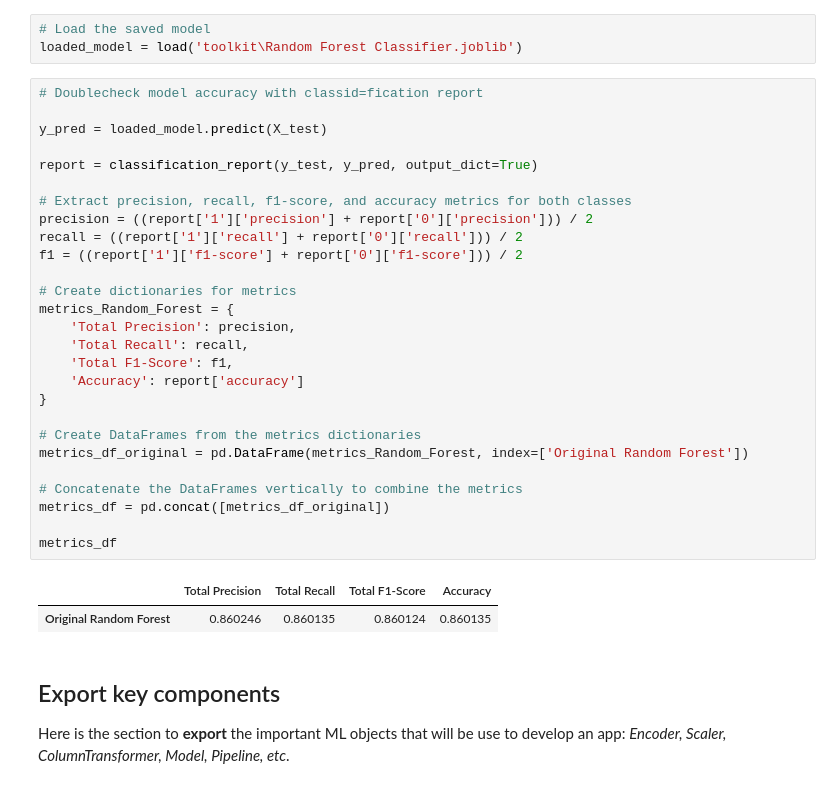
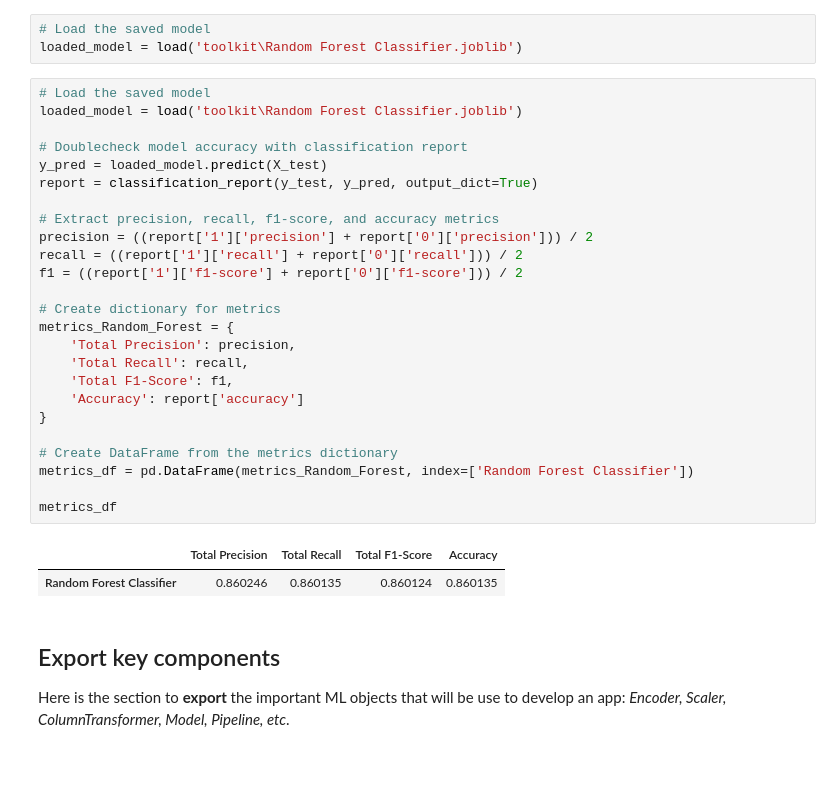
Before and after one commit to Azie88/Gradio-ML-classification-model-app-deployment, a Jupyter notebook: Project_notebook.ipynb, the cells around one changed output. Drawn from its saved outputs; the diff is of its cells as text.

```diff
--- a/Project_notebook.ipynb
+++ b/Project_notebook.ipynb
@@ -303,35 +303,33 @@ Name: count, dtype: int64
 # Load the saved model
 loaded_model = load('toolkit\Random Forest Classifier.joblib')
 # %%
-# Doublecheck model accuracy with classid=fication report
+# Load the saved model
+loaded_model = load('toolkit\Random Forest Classifier.joblib')
 
+# Doublecheck model accuracy with classification report
 y_pred = loaded_model.predict(X_test)
-
 report = classification_report(y_test, y_pred, output_dict=True)
 
-# Extract precision, recall, f1-score, and accuracy metrics for both classes
+# Extract precision, recall, f1-score, and accuracy metrics
 precision = ((report['1']['precision'] + report['0']['precision'])) / 2
 recall = ((report['1']['recall'] + report['0']['recall'])) / 2
 f1 = ((report['1']['f1-score'] + report['0']['f1-score'])) / 2
 
-# Create dictionaries for metrics
+# Create dictionary for metrics
 metrics_Random_Forest = {
     'Total Precision': precision,
     'Total Recall': recall,
     'Total F1-Score': f1,
     'Accuracy': report['accuracy']
 }
 
-# Create DataFrames from the metrics dictionaries
-metrics_df_original = pd.DataFrame(metrics_Random_Forest, index=['Original Random Forest'])
-
-# Concatenate the DataFrames vertically to combine the metrics
-metrics_df = pd.concat([metrics_df_original])
+# Create DataFrame from the metrics dictionary
+metrics_df = pd.DataFrame(metrics_Random_Forest, index=['Random Forest Classifier'])
 
 metrics_df
 # %% [output]
 |  | Total Precision | Total Recall | Total F1-Score | Accuracy |
-| Original Random Forest | 0.860246 | 0.860135 | 0.860124 | 0.860135 |
+| Random Forest Classifier | 0.860246 | 0.860135 | 0.860124 | 0.860135 |
 # %% [markdown]
 ## Export key components
 Here is the section to **export** the important ML objects that will be use to develop an app: *Encoder, Scaler, ColumnTransformer, Model, Pipeline, etc*.
```
